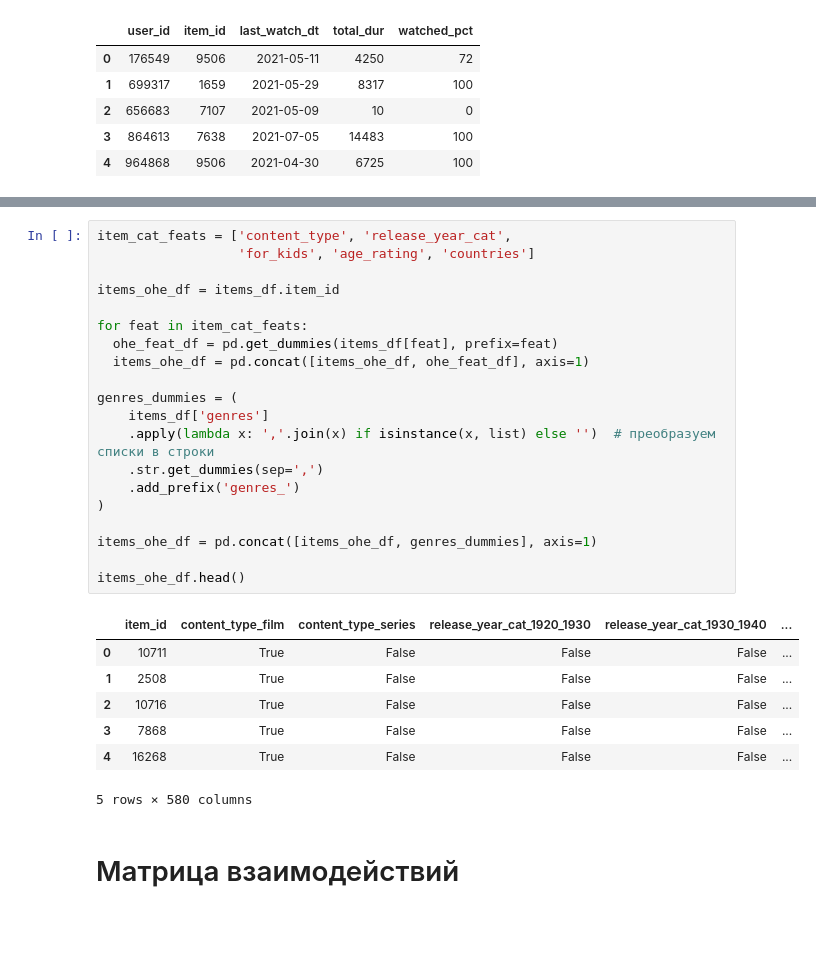
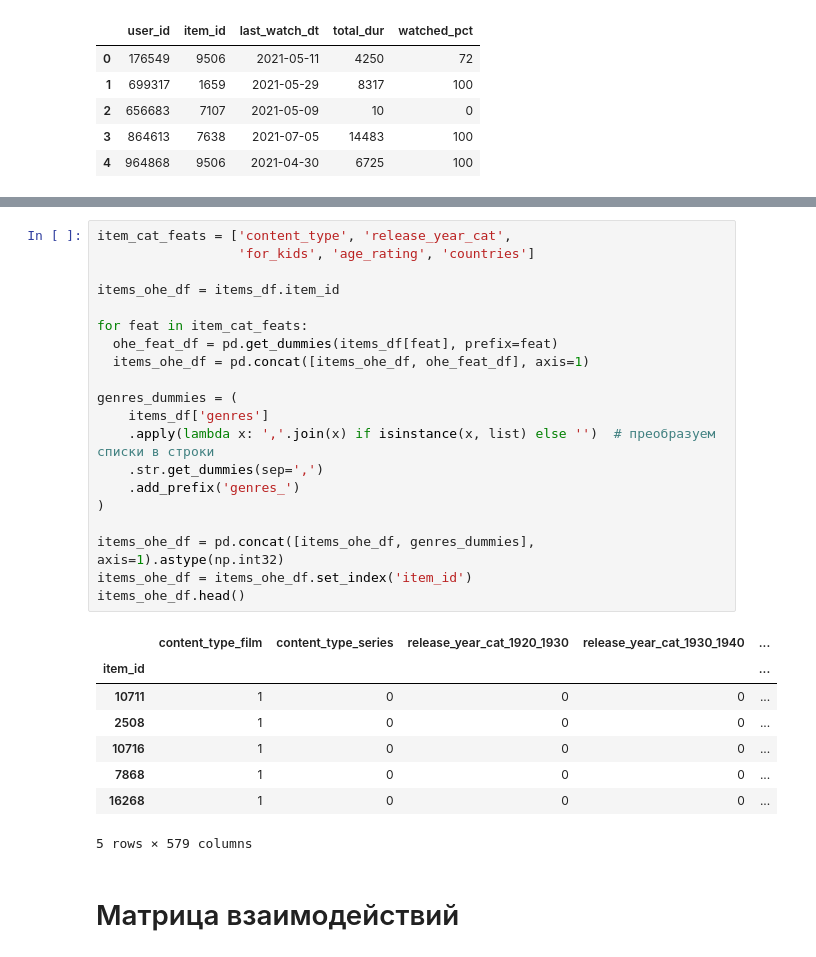
Before and after one commit to nixiieee/reelrecs, a Jupyter notebook: train_dssm.ipynb, the cells around one changed output, grey strips where cells are left out. Drawn from its saved outputs; the diff is of its cells as text; blank space fills up the shorter version.

```diff
--- a/train_dssm.ipynb
+++ b/train_dssm.ipynb
@@ -79,31 +82,32 @@ users_ohe_df.head()
 # %%
 item_cat_feats = ['content_type', 'release_year_cat',
                   'for_kids', 'age_rating', 'countries']
 
 items_ohe_df = items_df.item_id
 
 for feat in item_cat_feats:
   ohe_feat_df = pd.get_dummies(items_df[feat], prefix=feat)
   items_ohe_df = pd.concat([items_ohe_df, ohe_feat_df], axis=1)
 
 genres_dummies = (
     items_df['genres']
     .apply(lambda x: ','.join(x) if isinstance(x, list) else '')  # преобразуем списки в строки
     .str.get_dummies(sep=',')
     .add_prefix('genres_')
 )
 
-items_ohe_df = pd.concat([items_ohe_df, genres_dummies], axis=1)
-
+items_ohe_df = pd.concat([items_ohe_df, genres_dummies], axis=1).astype(np.int32)
+items_ohe_df = items_ohe_df.set_index('item_id')
 items_ohe_df.head()
 # %% [output]
-|  | item_id | content_type_film | content_type_series | release_year_cat_1920_1930 | release_year_cat_1930_1940 | ... |
-| 0 | 10711 | True | False | False | False | ... |
-| 1 | 2508 | True | False | False | False | ... |
-| 2 | 10716 | True | False | False | False | ... |
-| 3 | 7868 | True | False | False | False | ... |
-| 4 | 16268 | True | False | False | False | ... |
+|  | content_type_film | content_type_series | release_year_cat_1920_1930 | release_year_cat_1930_1940 | ... |
+| item_id |  |  |  |  | ... |
+| 10711 | 1 | 0 | 0 | 0 | ... |
+| 2508 | 1 | 0 | 0 | 0 | ... |
+| 10716 | 1 | 0 | 0 | 0 | ... |
+| 7868 | 1 | 0 | 0 | 0 | ... |
+| 16268 | 1 | 0 | 0 | 0 | ... |
-5 rows × 580 columns
+5 rows × 579 columns
 # %% [markdown]
 # Матрица взаимодействий
 # %%
```
Also changed, not shown: parts of 22 cells of this notebook, 3 other files.
